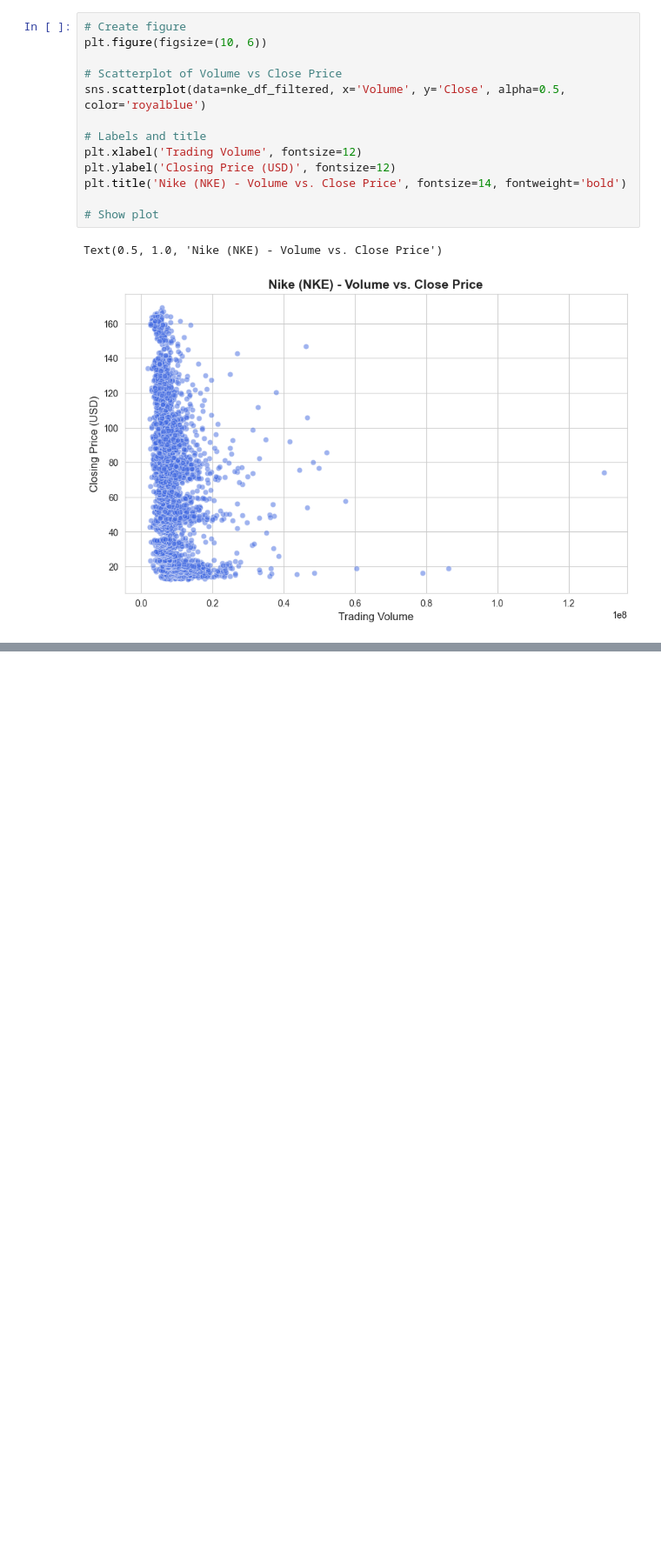
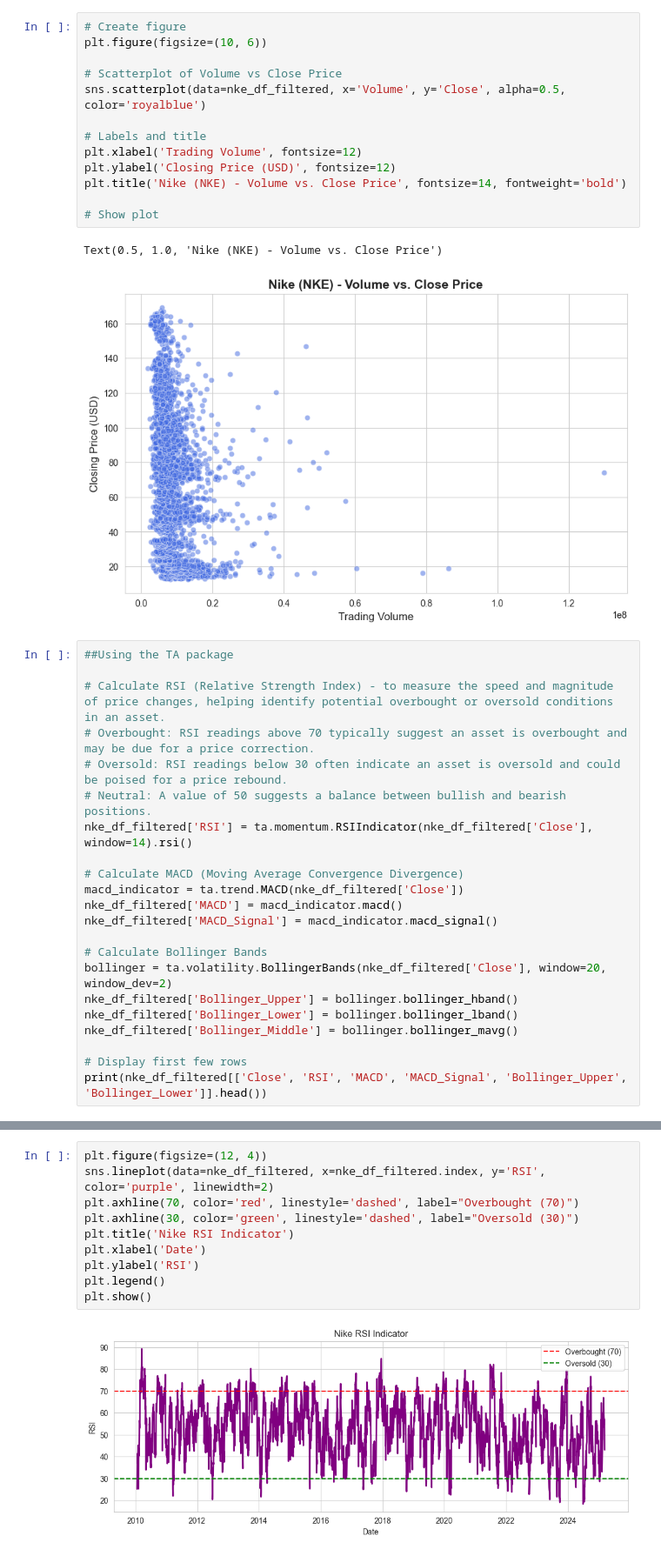
Before and after one commit to mfannin099/Stock_Analysis, a Jupyter notebook: nke_eda.ipynb, the cells around one changed output, grey strips where cells are left out. Shown at 87% size. Drawn from its saved outputs; the diff is of its cells as text; blank space fills up the shorter version.

```diff
--- a/nke_eda.ipynb
+++ b/nke_eda.ipynb
@@ -221,3 +222,25 @@ plt.title('Nike (NKE) - Volume vs. Close Price', fontsize=14, fontweight='bold')
 # %% [output]
 Text(0.5, 1.0, 'Nike (NKE) - Volume vs. Close Price')
 [figure]
+# %%
+##Using the TA package
+
+# Calculate RSI (Relative Strength Index) - to measure the speed and magnitude of price changes, helping identify potential overbought or oversold conditions in an asset.
+# Overbought: RSI readings above 70 typically suggest an asset is overbought and may be due for a price correction.
+# Oversold: RSI readings below 30 often indicate an asset is oversold and could be poised for a price rebound.
+# Neutral: A value of 50 suggests a balance between bullish and bearish positions.
+nke_df_filtered['RSI'] = ta.momentum.RSIIndicator(nke_df_filtered['Close'], window=14).rsi()
+
+# Calculate MACD (Moving Average Convergence Divergence)
+macd_indicator = ta.trend.MACD(nke_df_filtered['Close'])
+nke_df_filtered['MACD'] = macd_indicator.macd()
+nke_df_filtered['MACD_Signal'] = macd_indicator.macd_signal()
+
+# Calculate Bollinger Bands
+bollinger = ta.volatility.BollingerBands(nke_df_filtered['Close'], window=20, window_dev=2)
+nke_df_filtered['Bollinger_Upper'] = bollinger.bollinger_hband()
+nke_df_filtered['Bollinger_Lower'] = bollinger.bollinger_lband()
+nke_df_filtered['Bollinger_Middle'] = bollinger.bollinger_mavg()
+
+# Display first few rows
+print(nke_df_filtered[['Close', 'RSI', 'MACD', 'MACD_Signal', 'Bollinger_Upper', 'Bollinger_Lower']].head())
@@ -223,0 +263,12 @@ Text(0.5, 1.0, 'Nike (NKE) - Volume vs. Close Price')
+# %%
+plt.figure(figsize=(12, 4))
+sns.lineplot(data=nke_df_filtered, x=nke_df_filtered.index, y='RSI', color='purple', linewidth=2)
+plt.axhline(70, color='red', linestyle='dashed', label="Overbought (70)")
+plt.axhline(30, color='green', linestyle='dashed', label="Oversold (30)")
+plt.title('Nike RSI Indicator')
+plt.xlabel('Date')
+plt.ylabel('RSI')
+plt.legend()
+plt.show()
+# %% [output]
+[figure, added]
```
Also changed, not shown: parts of 6 cells of this notebook.
